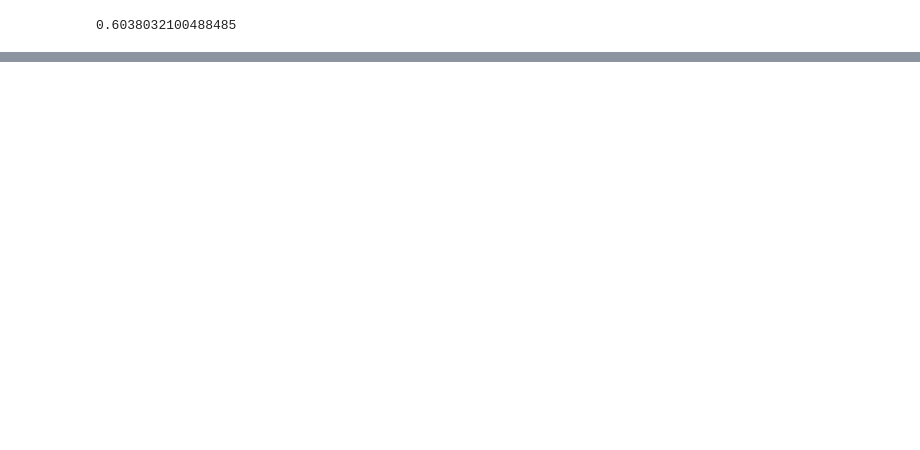
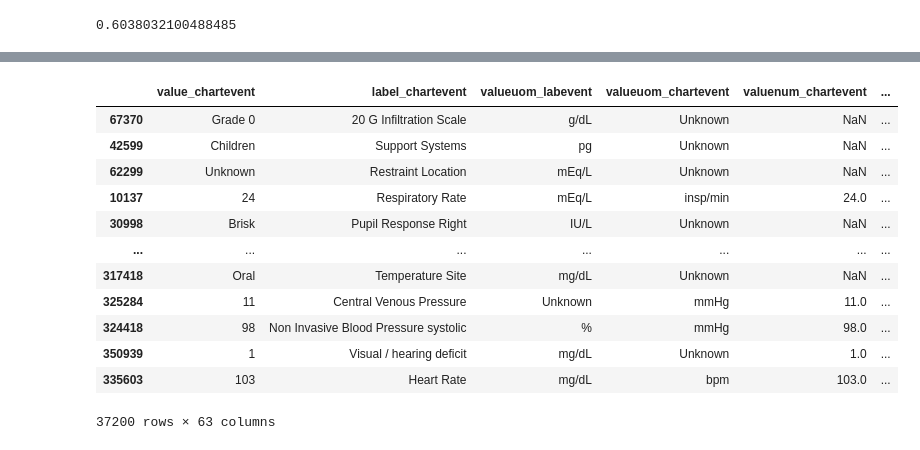
Before and after one commit to CatarinaCosta02/Master_Thesis, a Jupyter notebook: models/RForest.ipynb, the cells around one changed output, grey strips where cells are left out. Cells and saved outputs as stored; diff of their text form; code cells hidden in the pictures; blank space fills up the shorter version.

```diff
--- a/models/RForest.ipynb
+++ b/models/RForest.ipynb
@@ -430,0 +497,18 @@ weighted avg       0.59      0.60      0.59      5732
+# %%
+
+variables = [
+   'value_chartevent', 'label_chartevent', 'valueuom_labevent', 'valueuom_chartevent'
+]
+
+lab = ['value_labevent']
+
+variables_cat = ['admission_type', 'insurance', 'priority', 'race', 'admission_location', 'category']
+
+numerical_cols = [
+    'valuenum_chartevent', 'valuenum_labevent',
+    'time_since_admission_chartevent', 'time_since_admission_labevent', 'age'
+]
+target = 'icd_code'
+
+X_raw = df_sample[variables + numerical_cols + variables_cat + lab].copy()
+y = df_sample[target].copy()
@@ -430,0 +522,25 @@ weighted avg       0.59      0.60      0.59      5732
+# %%
+encoder = OneHotEncoder(sparse_output=False, handle_unknown='ignore')
+one_hot_encoded = encoder.fit_transform(X_raw[variables_cat])
+
+one_hot_df = pd.DataFrame(one_hot_encoded,
+                          columns=encoder.get_feature_names_out(variables_cat),
+                          index=X_raw.index)
+
+X_encoded = pd.concat([X_raw.drop(columns=variables_cat), one_hot_df], axis=1)
+
+display(X_encoded)
+# %% [output]
+|  | value_chartevent | label_chartevent | valueuom_labevent | valueuom_chartevent | valuenum_chartevent | ... |
+| 67370 | Grade 0 | 20 G Infiltration Scale | g/dL | Unknown | NaN | ... |
+| 42599 | Children | Support Systems | pg | Unknown | NaN | ... |
+| 62299 | Unknown | Restraint Location | mEq/L | Unknown | NaN | ... |
+| 10137 | 24 | Respiratory Rate | mEq/L | insp/min | 24.0 | ... |
+| 30998 | Brisk | Pupil Response Right | IU/L | Unknown | NaN | ... |
+| ... | ... | ... | ... | ... | ... | ... |
+| 317418 | Oral | Temperature Site | mg/dL | Unknown | NaN | ... |
+| 325284 | 11 | Central Venous Pressure | Unknown | mmHg | 11.0 | ... |
+| 324418 | 98 | Non Invasive Blood Pressure systolic | % | mmHg | 98.0 | ... |
+| 350939 | 1 | Visual / hearing deficit | mg/dL | Unknown | 1.0 | ... |
+| 335603 | 103 | Heart Rate | mg/dL | bpm | 103.0 | ... |
+37200 rows × 63 columns
```
Also changed, not shown: parts of 45 cells of this notebook, 1 other file.
